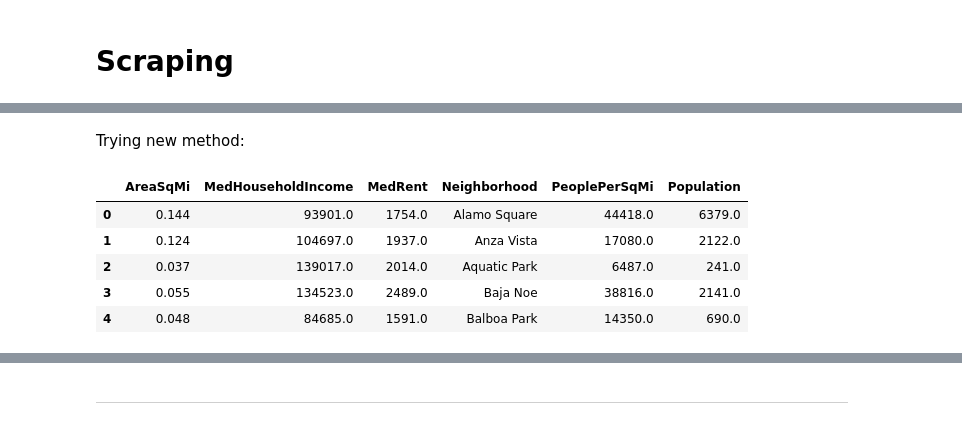
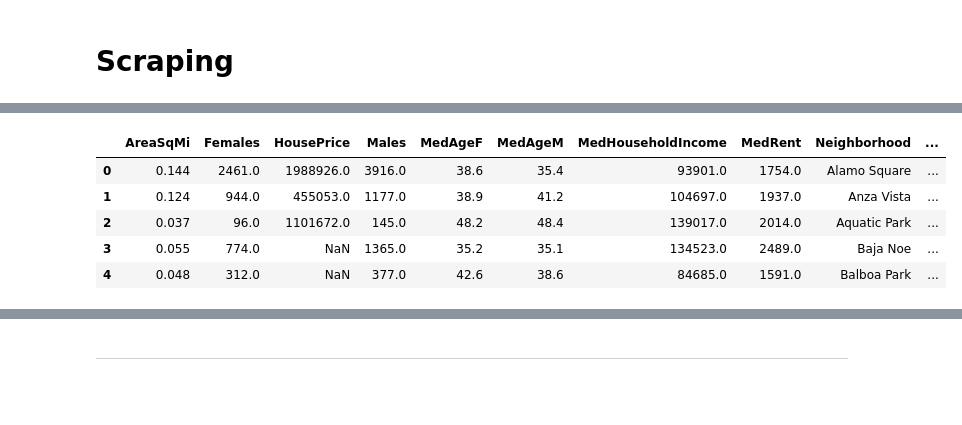
Before and after one commit to tjgordon/141B-Project, a Jupyter notebook: SF Street Cleaning Project.ipynb, the cells around one changed output, grey strips where cells are left out. Drawn from its saved outputs; the diff is of its cells as text; code cells hidden in the pictures; blank space fills up the shorter version.

Commit message:
Scraped, now need to combine with street

```diff
--- a/SF Street Cleaning Project.ipynb
+++ b/SF Street Cleaning Project.ipynb
@@ -511,31 +433,46 @@ neighborhood_divs[4].find_all(name = "b")
-# %%
-# Catch NAs and convert numbers
-def catch(line, number, simple, index):
-    try:
-        if number == True:
-            if simple == True:
-                return float(line[0].next_sibling.replace(",", "").replace("$", ""))
-            else:
-                return float(line[0].next_sibling.next_sibling.find_all(class_ = "h")[0].next_sibling.replace(",", "").replace("$", ""))
-        else:
-            return line[0].next_sibling
-    except:
-        return np.nan
-# %% [markdown]
-Trying new method:
+# %%
+def catch(line, number, simple, c = "h", complicated = False):
+    """
+    This function was made to catch the cases when scraping where we want NAs. If grabbing what we want from line fails,
+    then NA is returned. If number is True, then the value we are grabbing needs to be converted from a string to a number.
+    If simple is True, then the value we are scraping is right there, otherwise we need to search for a particular class which
+    is the c input variable. Complicated is for the last column we are scraping where finding that class is a bit more complicated.
+    """
+    try:
+        if number == True:
+            if simple == True:
+                return float(line[0].next_sibling.replace(",", "").replace("$", ""))
+
+            else:
+                if complicated == False:
+                    return float(line[0].next_sibling.next_sibling.find_all(class_ = c)[0].next_sibling.replace(",", "").replace(" years", "").replace("$", ""))
+                else:
+                    return float(line[0].find_all_next(class_ = c)[0].next_sibling.replace(",", "").replace(" years", "").replace("$", ""))
+
+        else:
+            return line[0].next_sibling
+    except:
+        return np.nan
 # %%
 demographic = pd.DataFrame({
         'Neighborhood': neighborhood_names,
         'AreaSqMi': [catch(neigh.find_all(name = "b", string = "Area:"), True, True) for neigh in neighborhood_divs] ,
         'Population': [catch(neigh.find_all(name = "b", string = "Population:"), True, True) for neigh in neighborhood_divs],
         'PeoplePerSqMi': [catch(neigh.find_all(name = "b", string = "Population density:"), True, False) for neigh in neighborhood_divs],
         'MedHouseholdIncome': [catch(neigh.find_all(name = "b", string = "Median household income in 2015: "), True, False) for neigh in neighborhood_divs],
-        'MedRent': [catch(neigh.find_all(name = "b", string = "Median rent in in 2015: "), True, False) for neigh in neighborhood_divs]})
+        'MedRent': [catch(neigh.find_all(name = "b", string = "Median rent in in 2015: "), True, False) for neigh in neighborhood_divs],
+        'Males': [catch(neigh.find_all(name = "b", string = "Male vs Females"), True, False) for neigh in neighborhood_divs],
+        'Females': [catch(neigh.find_all(name = "b", string = "Male vs Females"), True, False, "a") for neigh in neighborhood_divs],
+        'MedAgeM': [catch(neigh.find_all(name = "b", string = "Median age"), True, False) for neigh in neighborhood_divs],
+        'MedAgeF': [catch(neigh.find_all(name = "b", string = "Median age"), True, False, "a") for neigh in neighborhood_divs],
+        'HousePrice': [catch(neigh.find_all(name = "b", string = "Average estimated value of detached houses in 2015 "), True, False, complicated = True) for neigh in neighborhood_divs],
+})
+
 demographic.head()
 # %% [output]
-|  | AreaSqMi | MedHouseholdIncome | MedRent | Neighborhood | PeoplePerSqMi | Population |
-| 0 | 0.144 | 93901.0 | 1754.0 | Alamo Square | 44418.0 | 6379.0 |
-| 1 | 0.124 | 104697.0 | 1937.0 | Anza Vista | 17080.0 | 2122.0 |
-| 2 | 0.037 | 139017.0 | 2014.0 | Aquatic Park | 6487.0 | 241.0 |
-| 3 | 0.055 | 134523.0 | 2489.0 | Baja Noe | 38816.0 | 2141.0 |
-| 4 | 0.048 | 84685.0 | 1591.0 | Balboa Park | 14350.0 | 690.0 |
+|  | AreaSqMi | Females | HousePrice | Males | MedAgeF | MedAgeM | MedHouseholdIncome | MedRent | Neighborhood | ... |
+| 0 | 0.144 | 2461.0 | 1988926.0 | 3916.0 | 38.6 | 35.4 | 93901.0 | 1754.0 | Alamo Square | ... |
+| 1 | 0.124 | 944.0 | 455053.0 | 1177.0 | 38.9 | 41.2 | 104697.0 | 1937.0 | Anza Vista | ... |
+| 2 | 0.037 | 96.0 | 1101672.0 | 145.0 | 48.2 | 48.4 | 139017.0 | 2014.0 | Aquatic Park | ... |
+| 3 | 0.055 | 774.0 | NaN | 1365.0 | 35.2 | 35.1 | 134523.0 | 2489.0 | Baja Noe | ... |
+| 4 | 0.048 | 312.0 | NaN | 377.0 | 42.6 | 38.6 | 84685.0 | 1591.0 | Balboa Park | ... |
```
Also changed, not shown: parts of 21 cells of this notebook.
